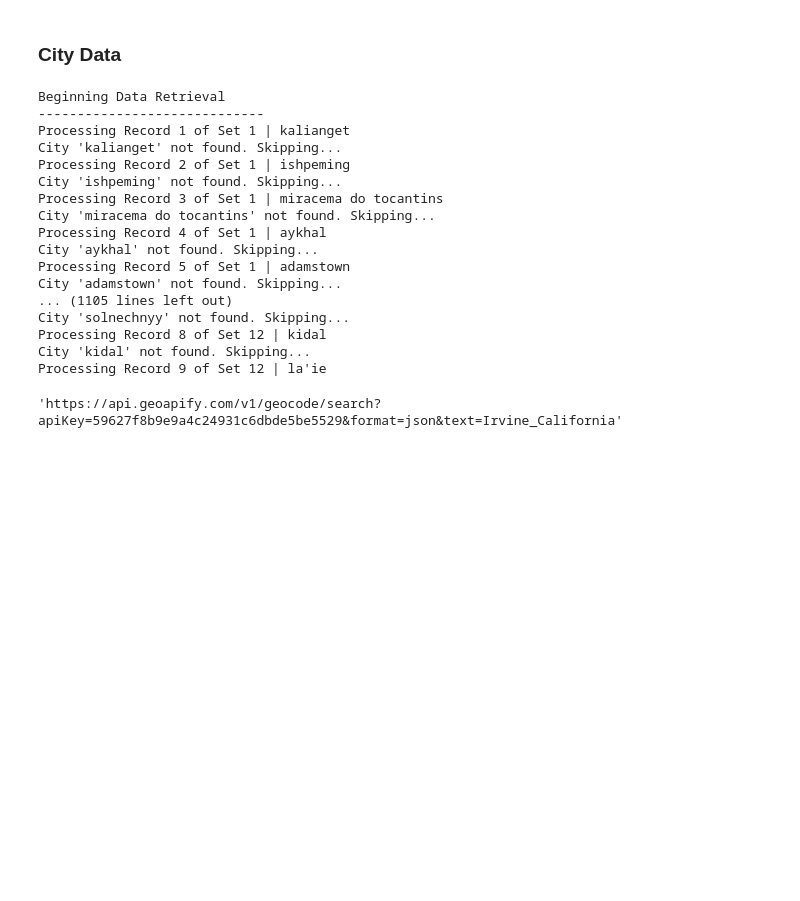
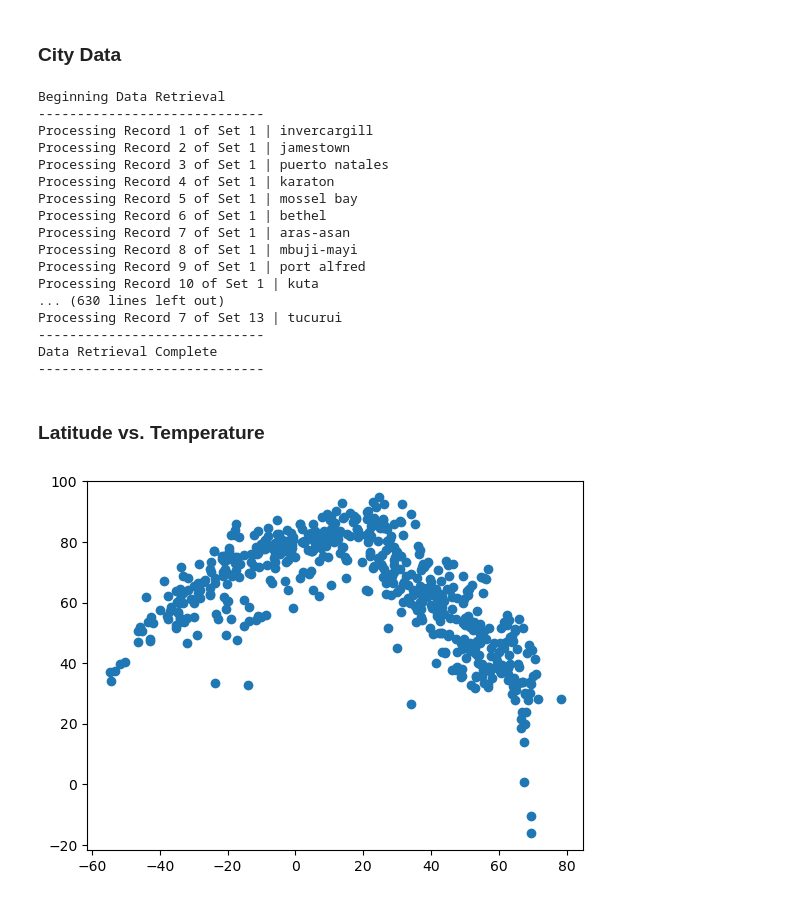
Before and after one commit to baronsgit/python-api-challenge, a Jupyter notebook: WeatherPy/WeatherPy.ipynb, the cells around one changed output. Cells and saved outputs as stored; diff of their text form; code cells hidden in the pictures; blank space fills up the shorter version.

```diff
--- a/WeatherPy/WeatherPy.ipynb
+++ b/WeatherPy/WeatherPy.ipynb
@@ -117,6 +116,9 @@ for i, city in enumerate(cities):
     # Create endpoint URL with each city
     city_url = getCityUrl(city,geoKey)
 
+    # get weather endpoint
+    weatherUrl = getCityWeatherUrl(city, weatherKey)
+
     # Log the url, record, and set numbers
     print("Processing Record %s of Set %s | %s" % (record_count, set_count, city))
 
@@ -127,30 +129,25 @@ for i, city in enumerate(cities):
     try:
         # Parse the JSON and retrieve data
         cityData = requests.get(city_url).json()
-        lat = cityData["results"][0]["lat"]
-        lon = cityData["results"][0]["lon"]
-
-        # get weather data
-        # weatherUrl = getWeatherUrl(lat, lon, weatherKey)
-        weatherUrl = getCityWeatherUrl(city, weatherKey)
         weatherData = requests.get(weatherUrl).json()
 
         city_weather = weatherData["main"]["temp"]
 
         # Parse out latitude, longitude, max temp, humidity, cloudiness, wind speed, country, and date
-        city_lat = lat
-        city_lng = lon
+        city_lat = weatherData["coord"]["lat"]
+        city_lng = weatherData["coord"]["lon"]
         city_max_temp = weatherData["main"]["temp_max"]
         city_humidity = weatherData["main"]["humidity"]
         city_clouds = weatherData["clouds"]["all"]
         city_wind = weatherData["wind"]["speed"]
         city_country = cityData["results"][0]["country"]
-        city_date = cityData["dt"]
+        city_date = weatherData["dt"]
 
         # Append the City information into city_data list
         city_data.append({"City": city,
                           "Lat": city_lat,
                           "Lng": city_lng,
+                          "Weather": city_weather,
                           "Max Temp": city_max_temp,
                           "Humidity": city_humidity,
                           "Cloudiness": city_clouds,
@@ -170,18 +167,18 @@ print("-----------------------------")
 # %% [output]
 Beginning Data Retrieval
 -----------------------------
-Processing Record 1 of Set 1 | kalianget
-City 'kalianget' not found. Skipping...
-Processing Record 2 of Set 1 | ishpeming
-City 'ishpeming' not found. Skipping...
-Processing Record 3 of Set 1 | miracema do tocantins
-City 'miracema do tocantins' not found. Skipping...
-Processing Record 4 of Set 1 | aykhal
-City 'aykhal' not found. Skipping...
-Processing Record 5 of Set 1 | adamstown
-City 'adamstown' not found. Skipping...
-... (1105 lines left out)
-City 'solnechnyy' not found. Skipping...
-Processing Record 8 of Set 12 | kidal
-City 'kidal' not found. Skipping...
-Processing Record 9 of Set 12 | la'ie
+Processing Record 1 of Set 1 | invercargill
+Processing Record 2 of Set 1 | jamestown
+Processing Record 3 of Set 1 | puerto natales
+Processing Record 4 of Set 1 | karaton
+Processing Record 5 of Set 1 | mossel bay
+Processing Record 6 of Set 1 | bethel
+Processing Record 7 of Set 1 | aras-asan
+Processing Record 8 of Set 1 | mbuji-mayi
+Processing Record 9 of Set 1 | port alfred
+Processing Record 10 of Set 1 | kuta
+... (630 lines left out)
+Processing Record 7 of Set 13 | tucurui
+-----------------------------
+Data Retrieval Complete
+-----------------------------
@@ -198,8 +185,14 @@ response
-# %%
-placesBaseUrl = f"{basegeoUrl}places?apiKey={geoKey}"
-
-url = getGeoData("Irvine","California", geoKey) # f"{placesBaseUrl}&categories=commercial"
-
-url
-# %% [output]
-'https://api.geoapify.com/v1/geocode/search?apiKey=59627f8b9e9a4c24931c6dbde5be5529&format=json&text=Irvine_California'
+# %% [markdown]
+### Latitude vs. Temperature
+# %%
+# define dataframe for city data and show scatter plot
+city_data_df = pd.DataFrame(city_data)
+city_data_df
+
+plt.scatter(city_data_df["Lat"],city_data_df["Max Temp"])
+
+plt.show()
+
+plt.close()
+# %% [output]
+[figure, added]
```
Also changed, not shown: parts of 29 cells of this notebook.
